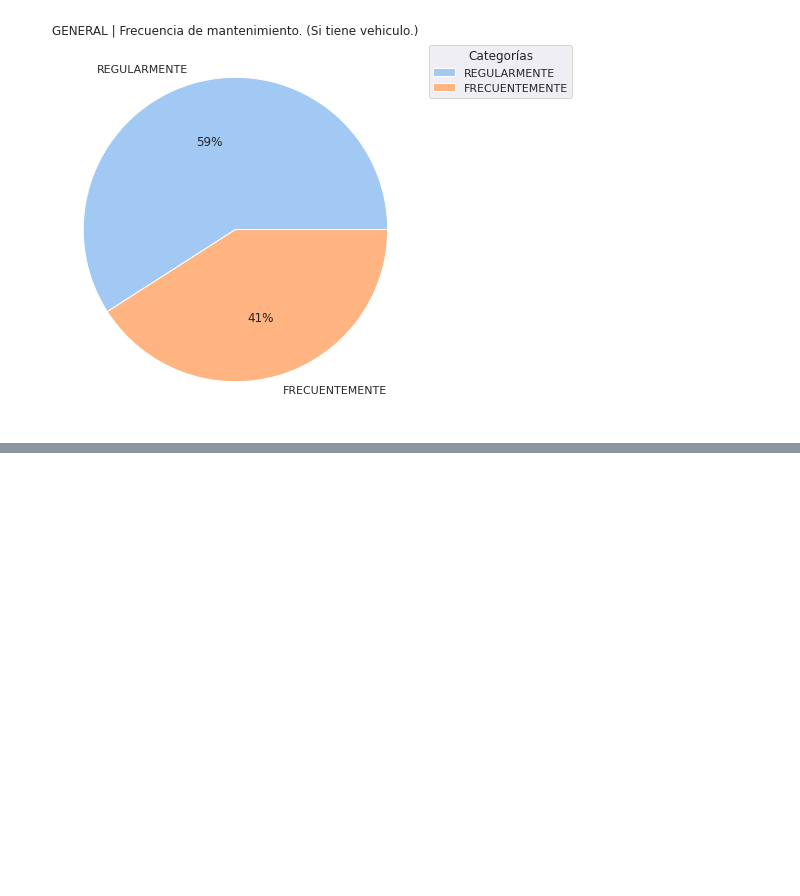
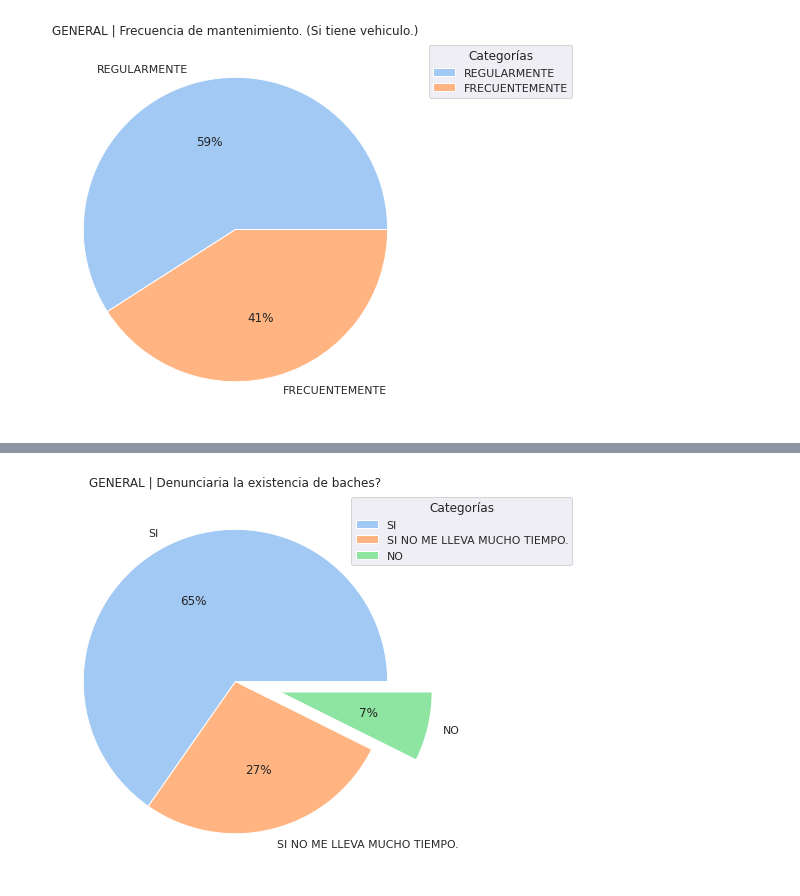
Before and after one commit to TorrezMN/Data_Science, a Jupyter notebook: notebooks/GeneralView.ipynb, the cells around one changed output, grey strips where cells are left out. Drawn from its saved outputs; the diff is of its cells as text; code cells hidden in the pictures; blank space fills up the shorter version.

```diff
--- a/notebooks/GeneralView.ipynb
+++ b/notebooks/GeneralView.ipynb
@@ -611,0 +632,20 @@ plt.show()
+# %%
+den_baches_pie = df['denunciaria_baches'].value_counts(normalize=True).plot(
+    kind='pie',
+    title='GENERAL | Denunciaria la existencia de baches?',
+    explode = [0,0,.3],
+    legend=True,
+    autopct='%.0f%%',
+    xlabel='',
+    ylabel=''
+)
+
+sns.move_legend(
+    den_baches_pie,
+    "upper right",
+    bbox_to_anchor=(1.4, 1), title='Categorías')
+
+
+plt.show()
+# %% [output]
+[figure, added]
```
Also changed, not shown: parts of 31 cells of this notebook.
